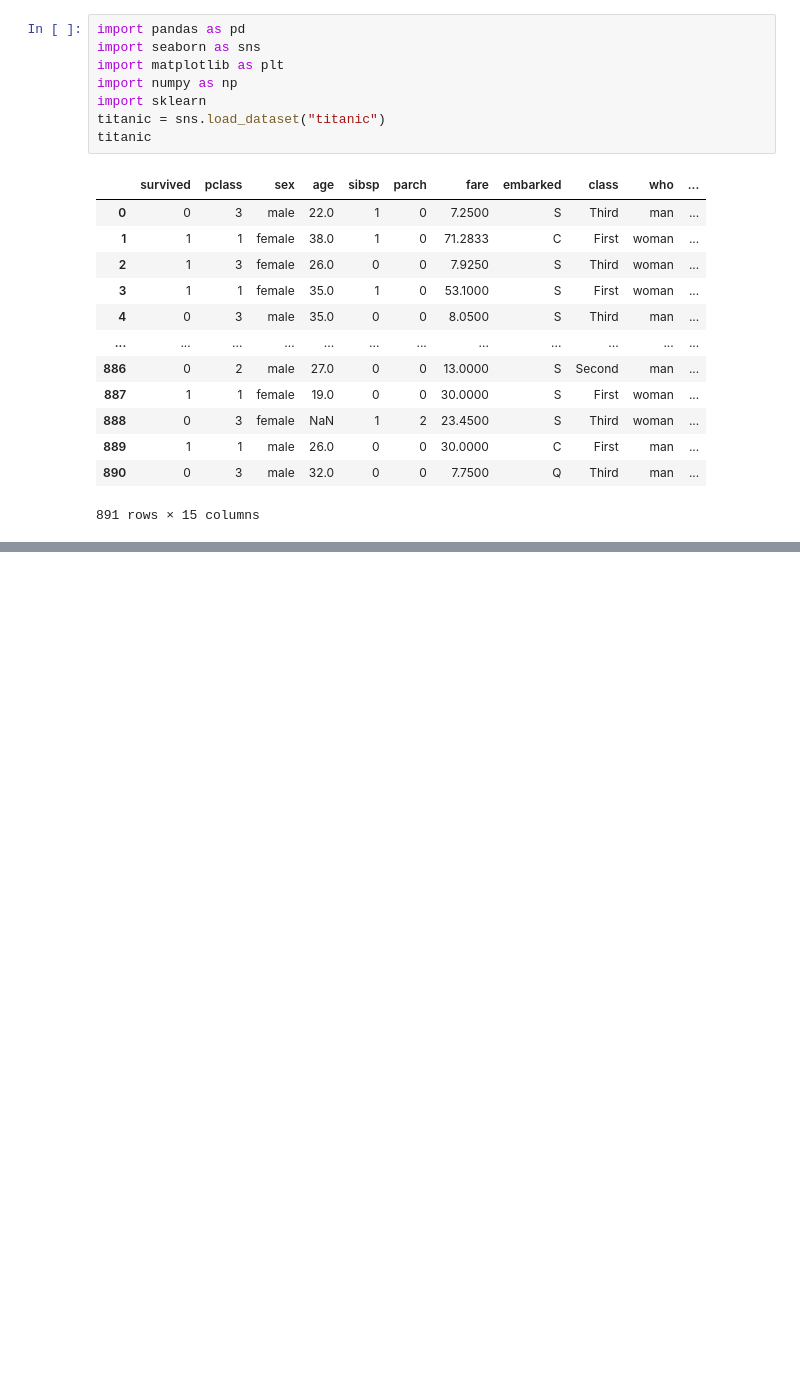
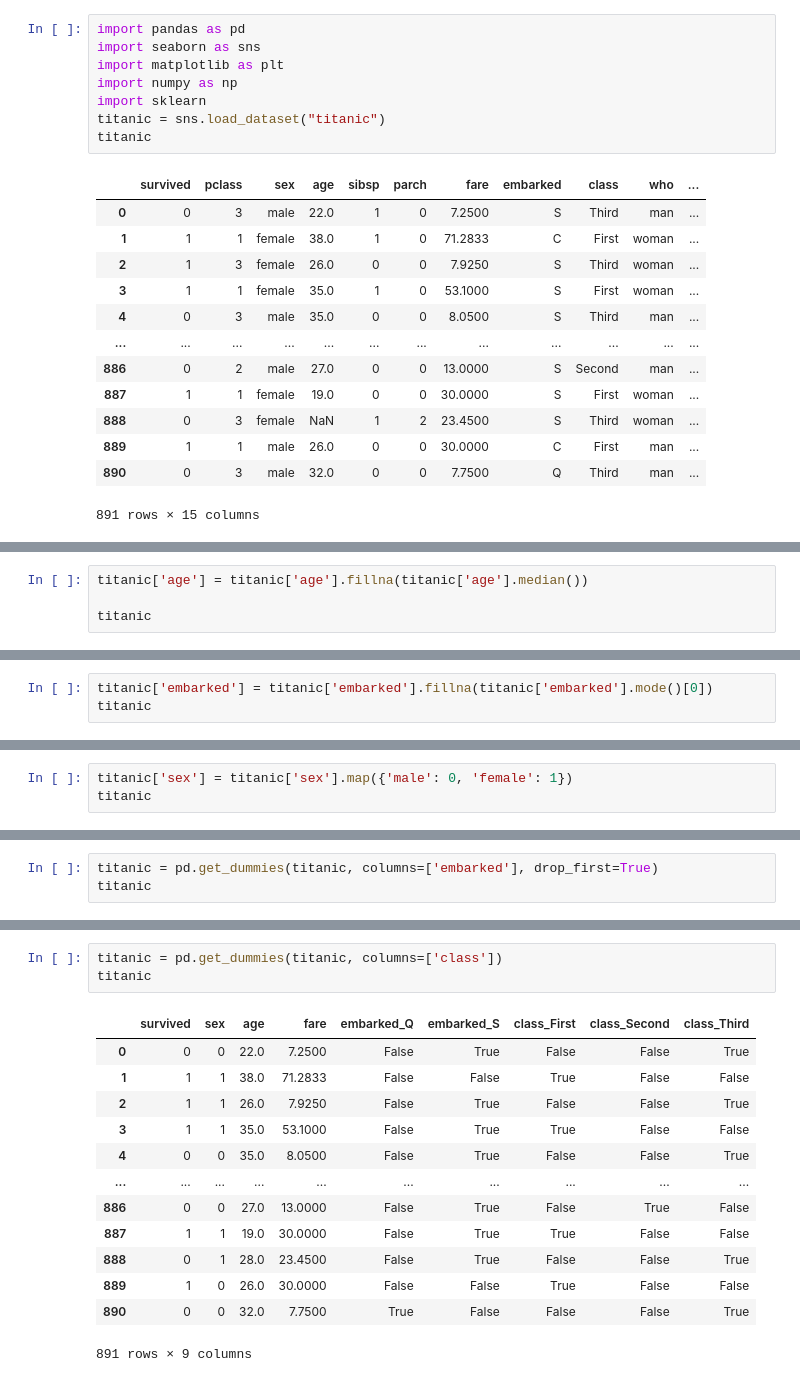
Before and after one commit to SanjarbekMatlabov/Pandas-numpy-dars-1, a Jupyter notebook: main.ipynb, the cells around one changed output, grey strips where cells are left out. Cells and saved outputs as stored; diff of their text form; blank space fills up the shorter version.

```diff
--- a/main.ipynb
+++ b/main.ipynb
@@ -128,0 +245,4 @@ titanic
+# %%
+titanic['age'] = titanic['age'].fillna(titanic['age'].median())
+
+titanic
@@ -128,0 +263,3 @@ titanic
+# %%
+titanic['embarked'] = titanic['embarked'].fillna(titanic['embarked'].mode()[0])
+titanic
@@ -128,0 +280,3 @@ titanic
+# %%
+titanic['sex'] = titanic['sex'].map({'male': 0, 'female': 1})
+titanic
@@ -128,0 +297,3 @@ titanic
+# %%
+titanic = pd.get_dummies(titanic, columns=['embarked'], drop_first=True)
+titanic
@@ -128,0 +314,17 @@ titanic
+# %%
+titanic = pd.get_dummies(titanic, columns=['class'])
+titanic
+# %% [output]
+|  | survived | sex | age | fare | embarked_Q | embarked_S | class_First | class_Second | class_Third |
+| 0 | 0 | 0 | 22.0 | 7.2500 | False | True | False | False | True |
+| 1 | 1 | 1 | 38.0 | 71.2833 | False | False | True | False | False |
+| 2 | 1 | 1 | 26.0 | 7.9250 | False | True | False | False | True |
+| 3 | 1 | 1 | 35.0 | 53.1000 | False | True | True | False | False |
+| 4 | 0 | 0 | 35.0 | 8.0500 | False | True | False | False | True |
+| ... | ... | ... | ... | ... | ... | ... | ... | ... | ... |
+| 886 | 0 | 0 | 27.0 | 13.0000 | False | True | False | True | False |
+| 887 | 1 | 1 | 19.0 | 30.0000 | False | True | True | False | False |
+| 888 | 0 | 1 | 28.0 | 23.4500 | False | True | False | False | True |
+| 889 | 1 | 0 | 26.0 | 30.0000 | False | False | True | False | False |
+| 890 | 0 | 0 | 32.0 | 7.7500 | True | False | False | False | True |
+891 rows × 9 columns
```
Also changed, not shown: parts of 16 cells of this notebook.
